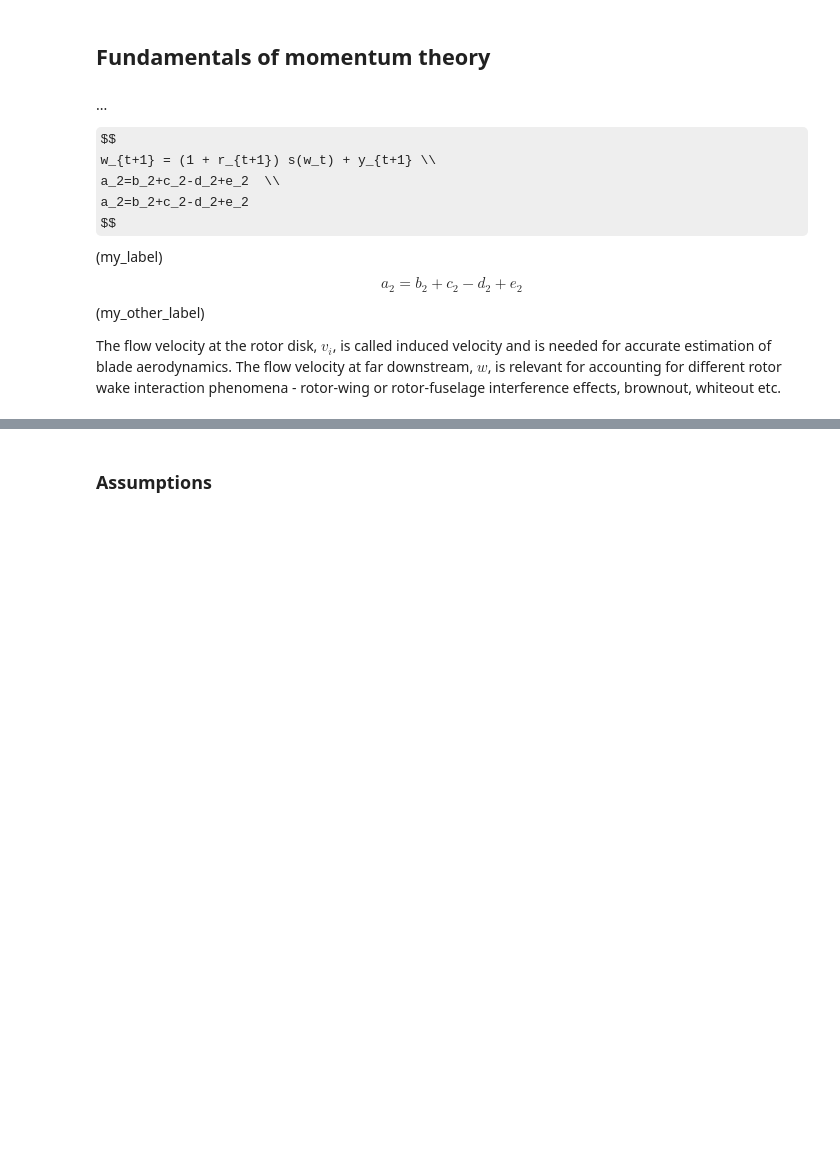
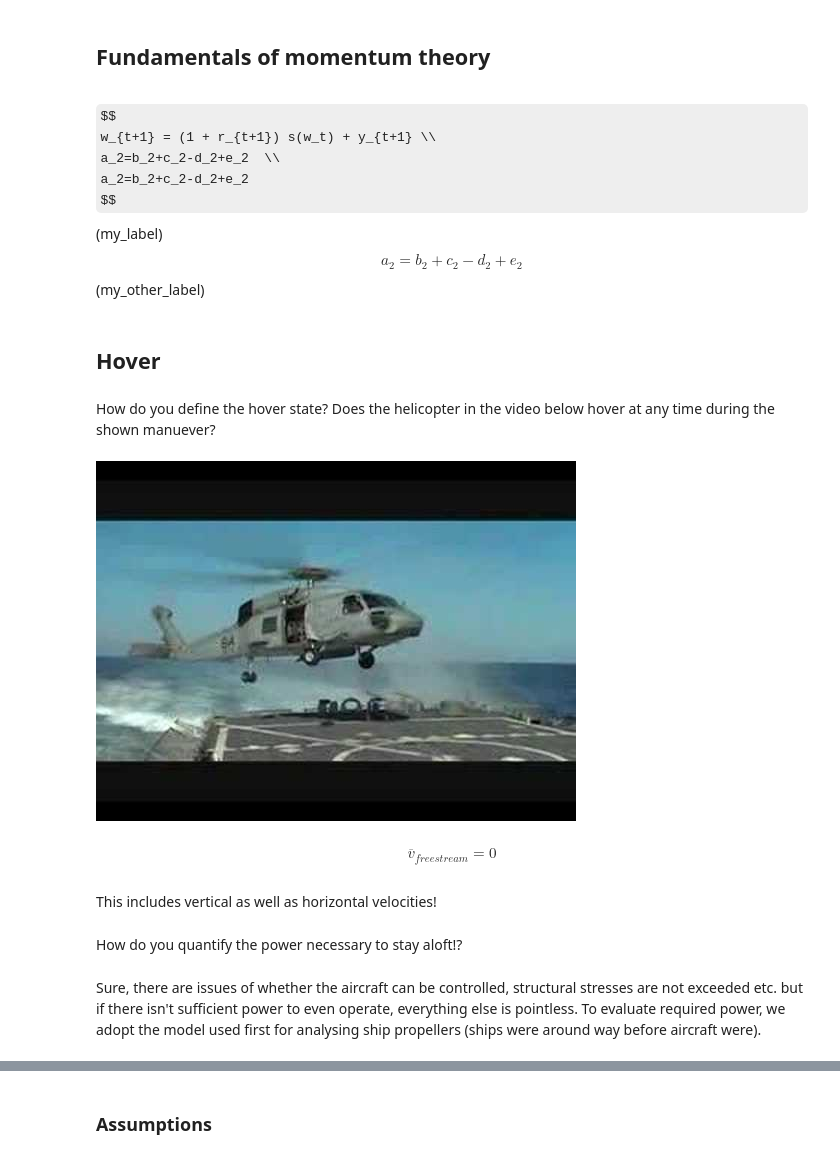
Before and after one commit to kumar-sumeet/HeliAeroNotes, a Jupyter notebook: Lectures/1_MT/MT.ipynb, the cells around one changed output, grey strips where cells are left out. Drawn from its saved outputs; the diff is of its cells as text; code cells hidden in the pictures; some formulas as TeX source; blank space fills up the shorter version.

```diff
--- a/Lectures/1_MT/MT.ipynb
+++ b/Lectures/1_MT/MT.ipynb
@@ -21,7 +21,7 @@
 # %% [markdown]
 ## Fundamentals of momentum theory
 # %% [markdown]
-...
+
 
 [//]: # (add inflow image and corresponding eqs here)
 
@@ -35,9 +35,20 @@ $$
 $$ (my_other_label)
 
 [//]: # (  - A link to an equation directive: {eq}`my_label`  )
-
-
-The flow velocity at the rotor disk, $v_i$, is called induced velocity and is needed for accurate estimation of blade aerodynamics.
-The flow velocity at far downstream, $w$, is relevant for accounting for different rotor wake interaction phenomena - rotor-wing or rotor-fuselage interference effects, brownout, whiteout etc.
-
-[//]: # (whiteout/brownout videos here??)
+# %% [markdown]
+## Hover
+# %% [markdown]
+How do you define the hover state? Does the helicopter in the video below hover at any time during the shown manuever?
+# %%
+from IPython.display import YouTubeVideo
+YouTubeVideo('Jk3HRrMhrjw', width=500, height=270)
+# %% [output]
+[figure, added]
+# %% [markdown]
+$$ \overline{v}_{freestream}=0 $$
+# %% [markdown]
+This includes vertical as well as horizontal velocities!
+# %% [markdown]
+How do you quantify the power necessary to stay aloft!?
+# %% [markdown]
+Sure, there are issues of whether the aircraft can be controlled, structural stresses are not exceeded etc. but if there isn't sufficient power to even operate, everything else is pointless. To evaluate required power, we adopt the model used first for analysing ship propellers (ships were around way before aircraft were).
```
Also changed, not shown: parts of 32 cells of this notebook, 21 other files.
